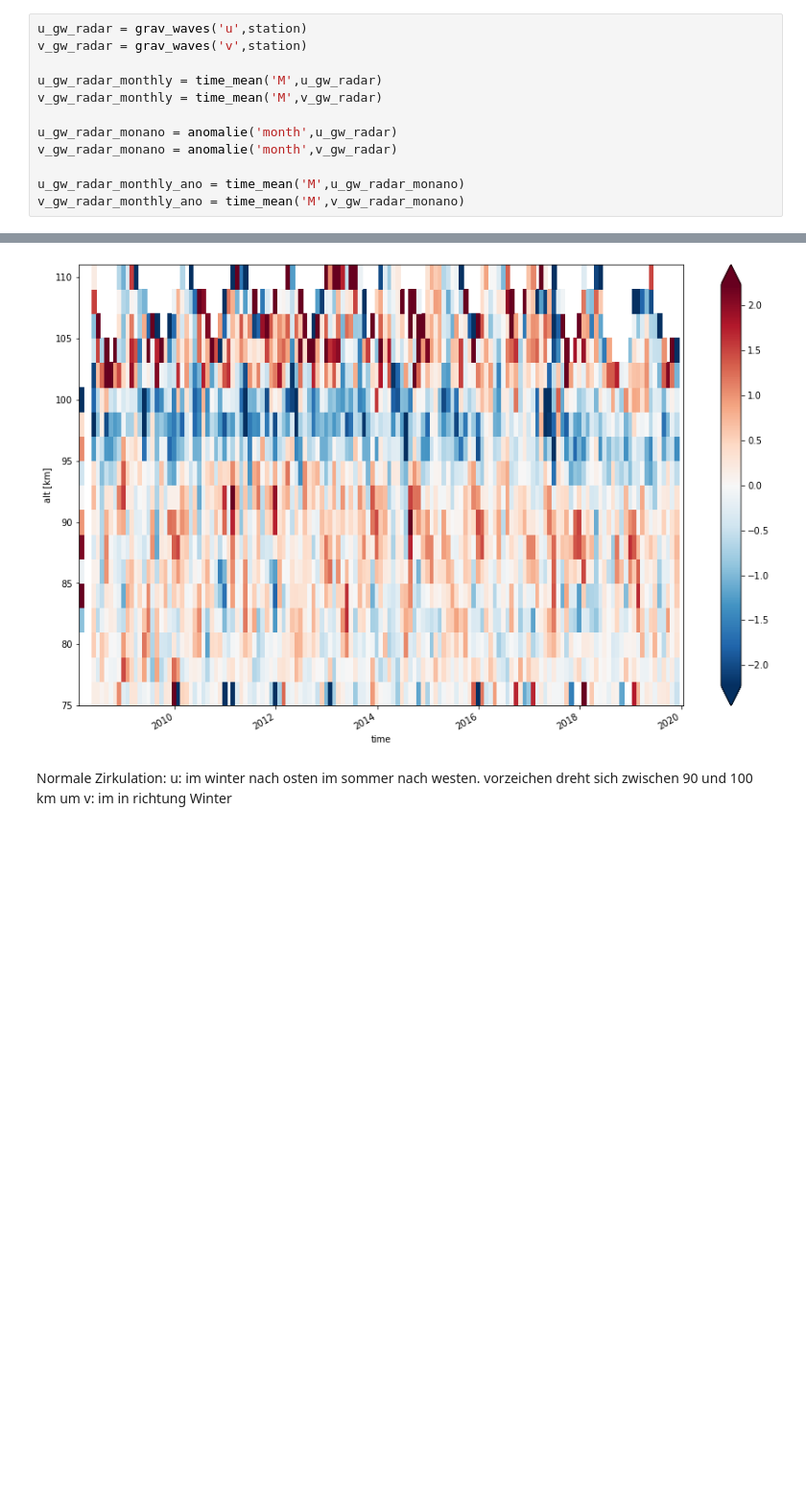
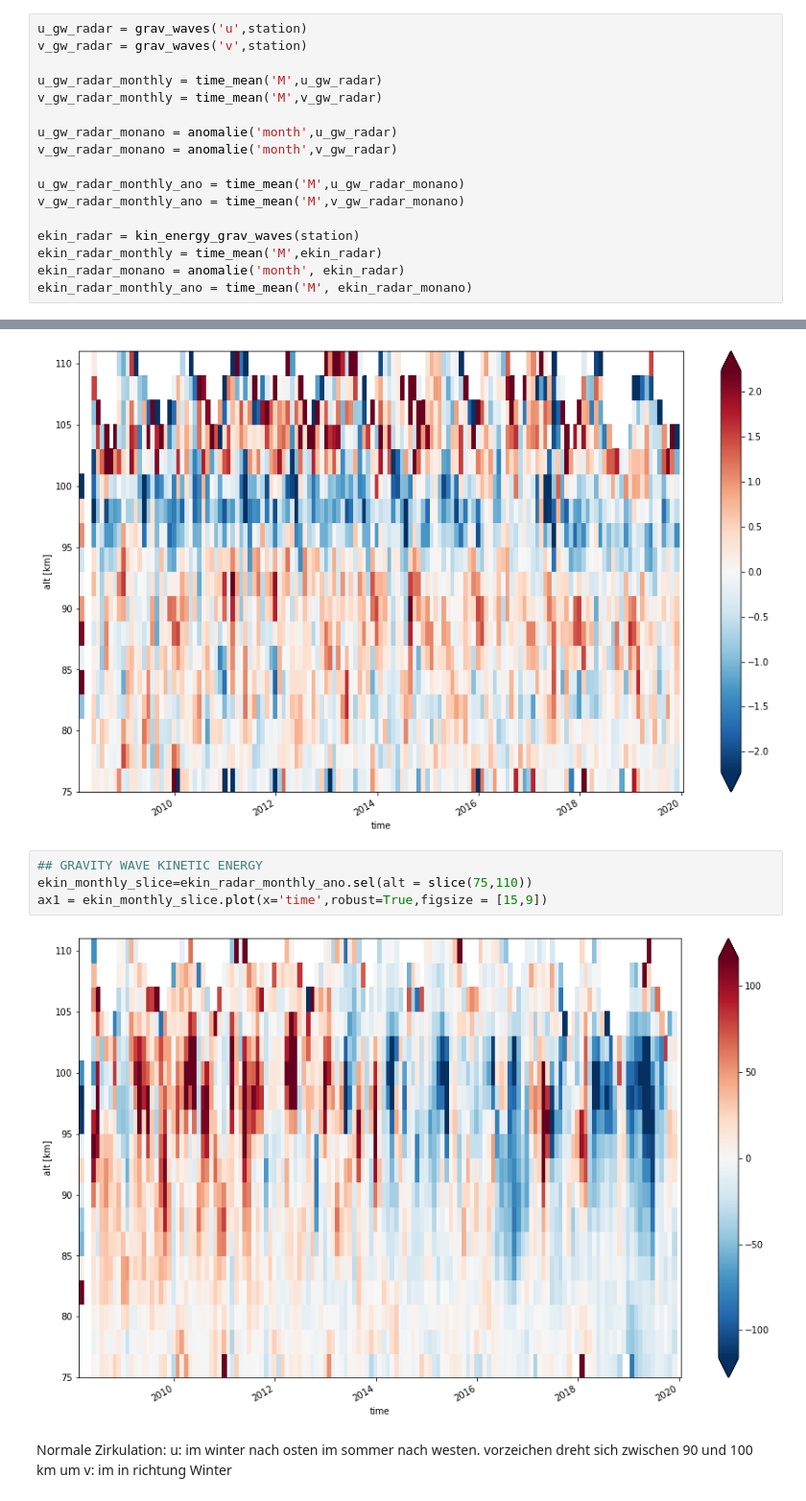
Before and after one commit to VACILT/trends_project, a Jupyter notebook: data_introduction_jason.ipynb, the cells around one changed output, grey strips where cells are left out. Shown at 96% size. Cells and saved outputs as stored; diff of their text form; blank space fills up the shorter version.

Commit message:
GW kinetic energy

```diff
--- a/data_introduction_jason.ipynb
+++ b/data_introduction_jason.ipynb
@@ -220,6 +220,11 @@ v_gw_radar_monano = anomalie('month',v_gw_radar)
 
 u_gw_radar_monthly_ano = time_mean('M',u_gw_radar_monano)
 v_gw_radar_monthly_ano = time_mean('M',v_gw_radar_monano)
+
+ekin_radar = kin_energy_grav_waves(station)
+ekin_radar_monthly = time_mean('M',ekin_radar)
+ekin_radar_monano = anomalie('month', ekin_radar)
+ekin_radar_monthly_ano = time_mean('M', ekin_radar_monano)
 # %% [markdown]
 ### Montsmittel über den gesamten Zeitraum
 # %%
@@ -240,6 +245,12 @@ ax2 = v_gw_radar_monthly_slice.plot(x='time',robust=True,figsize = [15,9])
 # %% [output]
 [figure]
 [figure]
+# %%
+## GRAVITY WAVE KINETIC ENERGY
+ekin_monthly_slice=ekin_radar_monthly_ano.sel(alt = slice(75,110))
+ax1 = ekin_monthly_slice.plot(x='time',robust=True,figsize = [15,9])
+# %% [output]
+[figure, added]
 # %% [markdown]
 Normale Zirkulation:
 u: im winter nach osten im sommer nach westen. vorzeichen dreht sich zwischen 90 und 100 km um
```
Also changed, not shown: parts of 3 cells of this notebook.
